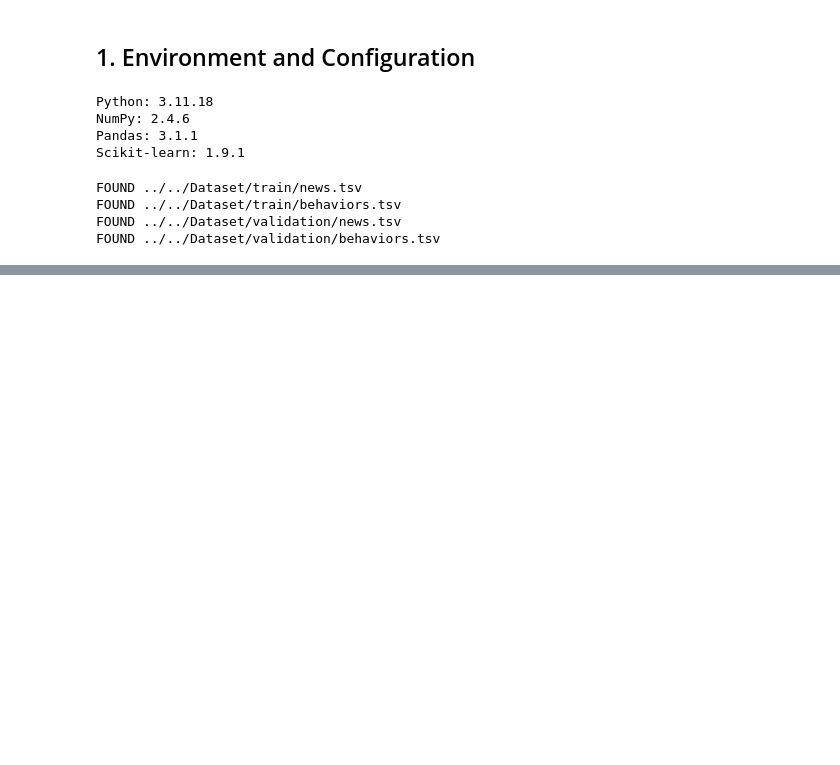
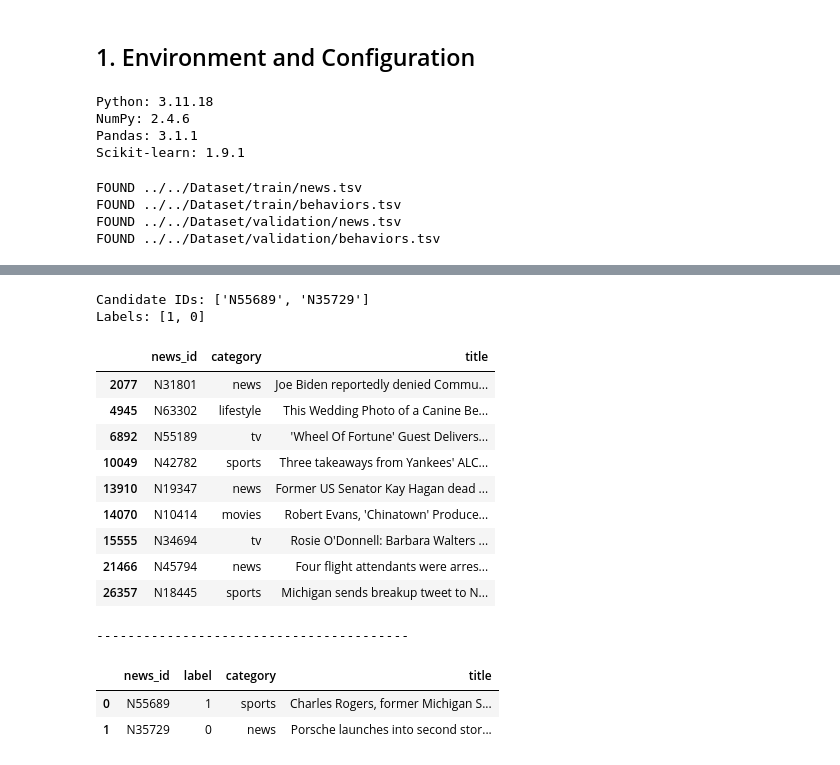
Before and after one commit to LiaoTian724/Personalized-Recommendation-System, a Jupyter notebook: Baseline/src/baseline.ipynb, the cells around one changed output, grey strips where cells are left out. Drawn from its saved outputs; the diff is of its cells as text; code cells hidden in the pictures; blank space fills up the shorter version.

Commit message:
Finish Data Processing.

```diff
--- a/Baseline/src/baseline.ipynb
+++ b/Baseline/src/baseline.ipynb
@@ -62,0 +212,47 @@ FOUND ../../Dataset/validation/behaviors.tsv
+# %%
+# 将候选新闻 ID 和 Label 分开
+candidate_ids = []
+labels = []
+
+for item in impression_items:
+    news_id, label = item.rsplit("-", 1)        # item = "N104-1" → news_id = "N104"  label = "1"
+
+    candidate_ids.append(news_id)
+    labels.append(int(label))
+
+print("Candidate IDs:", candidate_ids)
+print("Labels:", labels)
+# %% [output]
+Candidate IDs: ['N55689', 'N35729']
+Labels: [1, 0]
+# %%
+# 将新闻 ID 转换成真实内容
+# Display historical news
+history_news = train_news[train_news["news_id"].isin(history_ids)]
+display(history_news[["news_id", "category", "title"]])
+
+print("-" * 40)
+
+# 查看候选新闻的内容及对应 Label
+candidate_df = pd.DataFrame({"news_id": candidate_ids, "label": labels})
+candidate_df = candidate_df.merge(train_news[["news_id", "category", "title"]],
+    on="news_id",
+    how="left"
+)
+
+display(candidate_df)
+# %% [output]
+|  | news_id | category | title |
+| 2077 | N31801 | news | Joe Biden reportedly denied Commu... |
+| 4945 | N63302 | lifestyle | This Wedding Photo of a Canine Be... |
+| 6892 | N55189 | tv | 'Wheel Of Fortune' Guest Delivers... |
+| 10049 | N42782 | sports | Three takeaways from Yankees' ALC... |
+| 13910 | N19347 | news | Former US Senator Kay Hagan dead ... |
+| 14070 | N10414 | movies | Robert Evans, 'Chinatown' Produce... |
+| 15555 | N34694 | tv | Rosie O'Donnell: Barbara Walters ... |
+| 21466 | N45794 | news | Four flight attendants were arres... |
+| 26357 | N18445 | sports | Michigan sends breakup tweet to N... |
+----------------------------------------
+|  | news_id | label | category | title |
+| 0 | N55689 | 1 | sports | Charles Rogers, former Michigan S... |
+| 1 | N35729 | 0 | news | Porsche launches into second stor... |
```
Also changed, not shown: parts of 7 cells of this notebook.
